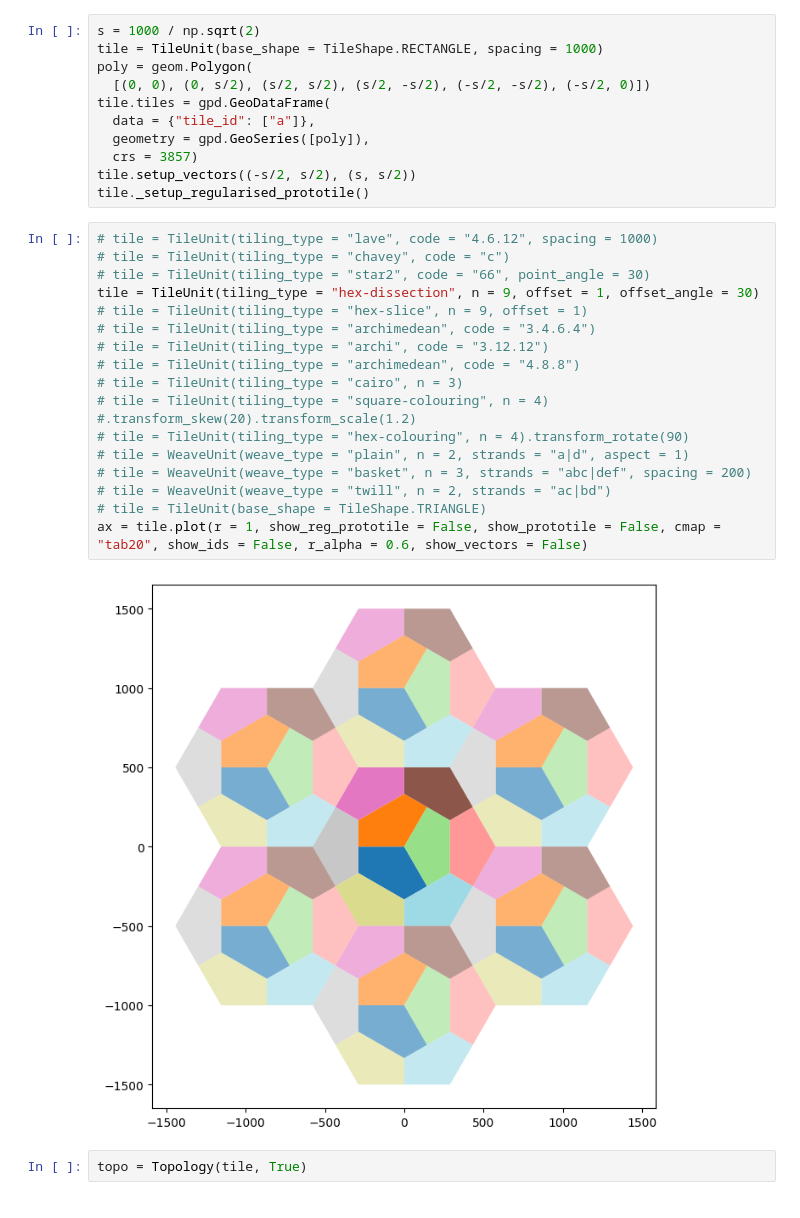
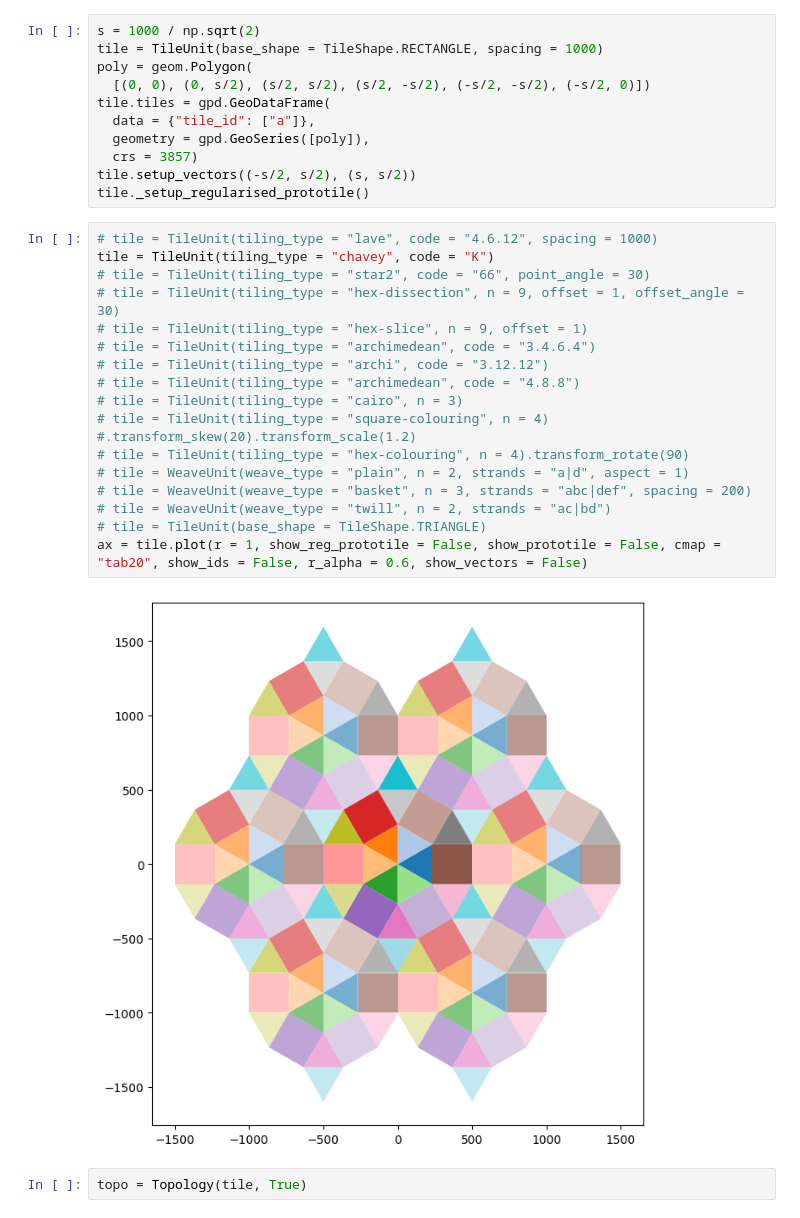
Before and after one commit to DOSull/weavingspace, a Jupyter notebook: examples/topology-working.ipynb, the cells around one changed output. Saved outputs shown, nothing was run; the diff lists cells and outputs as text.

```diff
--- a/examples/topology-working.ipynb
+++ b/examples/topology-working.ipynb
@@ -35,23 +35,23 @@ tile.setup_vectors((-s/2, s/2), (s, s/2))
 tile._setup_regularised_prototile()
 # %%
 # tile = TileUnit(tiling_type = "lave", code = "4.6.12", spacing = 1000)
-# tile = TileUnit(tiling_type = "chavey", code = "c")
+tile = TileUnit(tiling_type = "chavey", code = "K")
 # tile = TileUnit(tiling_type = "star2", code = "66", point_angle = 30)
-tile = TileUnit(tiling_type = "hex-dissection", n = 9, offset = 1, offset_angle = 30)
+# tile = TileUnit(tiling_type = "hex-dissection", n = 9, offset = 1, offset_angle = 30)
 # tile = TileUnit(tiling_type = "hex-slice", n = 9, offset = 1)
 # tile = TileUnit(tiling_type = "archimedean", code = "3.4.6.4")
 # tile = TileUnit(tiling_type = "archi", code = "3.12.12")
 # tile = TileUnit(tiling_type = "archimedean", code = "4.8.8")
 # tile = TileUnit(tiling_type = "cairo", n = 3)
 # tile = TileUnit(tiling_type = "square-colouring", n = 4) #.transform_skew(20).transform_scale(1.2)
 # tile = TileUnit(tiling_type = "hex-colouring", n = 4).transform_rotate(90)
 # tile = WeaveUnit(weave_type = "plain", n = 2, strands = "a|d", aspect = 1)
 # tile = WeaveUnit(weave_type = "basket", n = 3, strands = "abc|def", spacing = 200)
 # tile = WeaveUnit(weave_type = "twill", n = 2, strands = "ac|bd")
 # tile = TileUnit(base_shape = TileShape.TRIANGLE)
 ax = tile.plot(r = 1, show_reg_prototile = False, show_prototile = False, cmap = "tab20", show_ids = False, r_alpha = 0.6, show_vectors = False)
 # %% [output]
-[figure, old version]
+[figure, new version]
 # %%
 topo = Topology(tile, True)
 # %%
```
Also changed, not shown: parts of 5 cells of this notebook, 2 other files.
